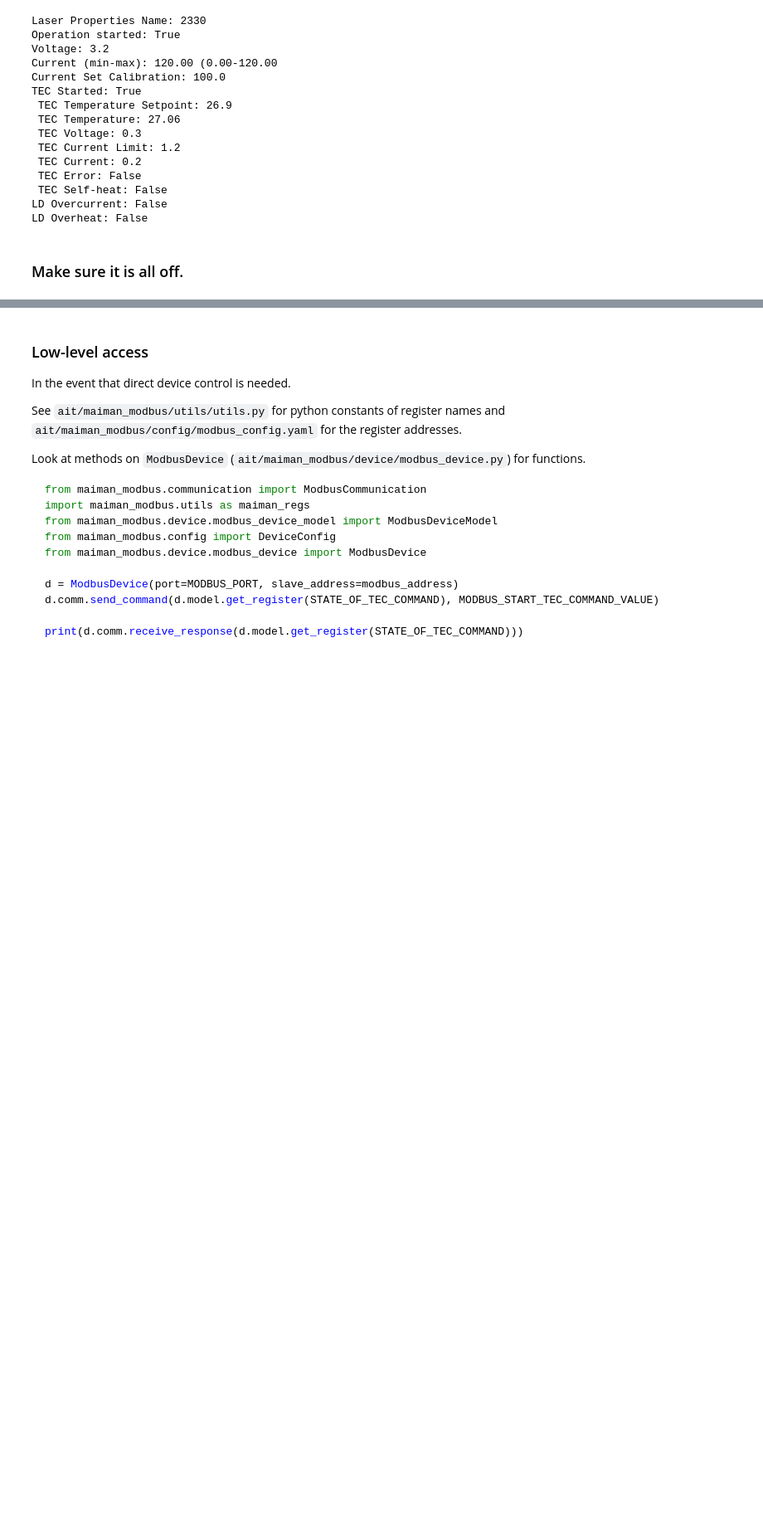
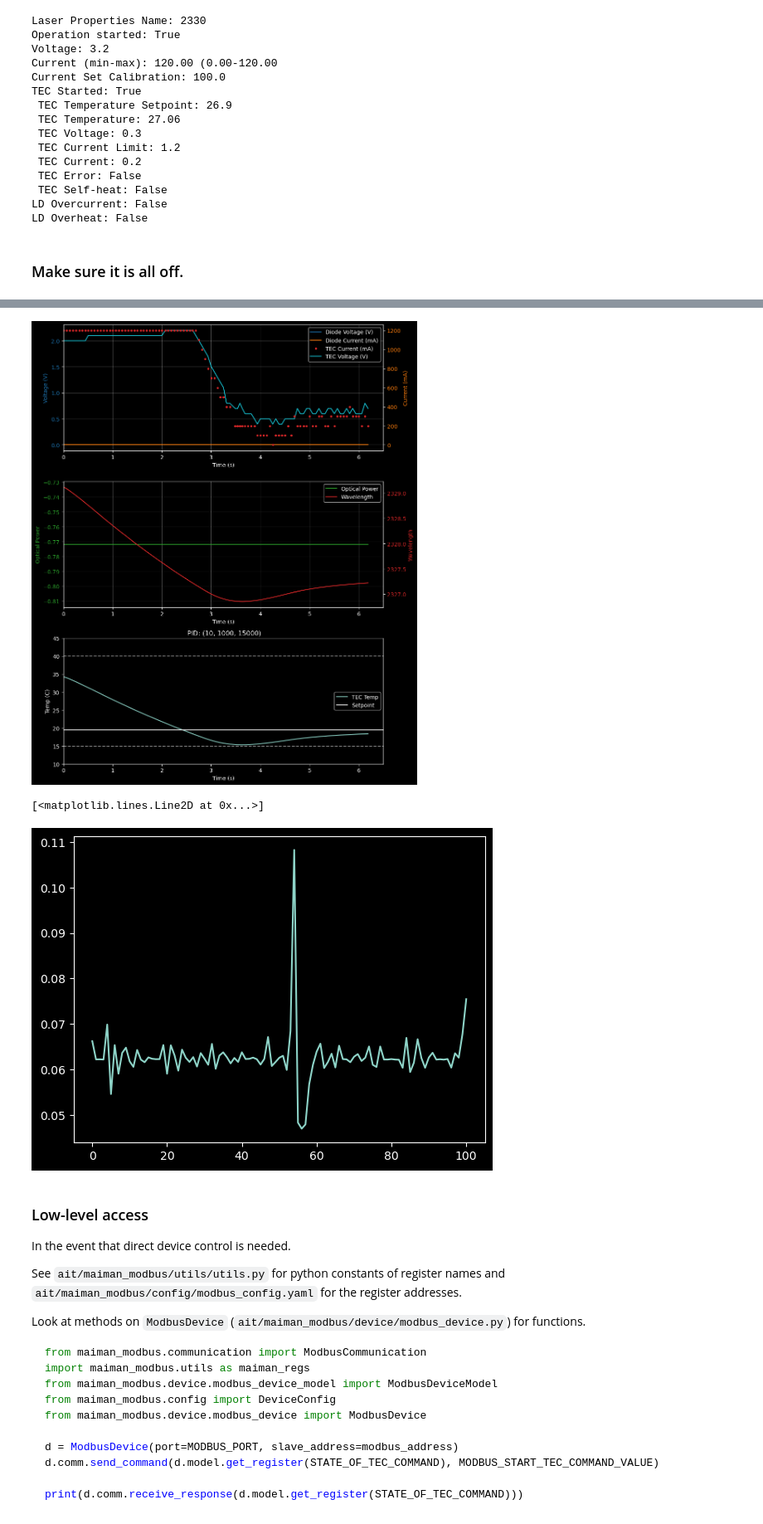
Before and after one commit to CaltechOpticalObservatories/hispec-fib, a Jupyter notebook: ait/photonic_testing/photonic_testing_template.ipynb, the cells around one changed output, grey strips where cells are left out. Shown at 83% size. Saved outputs shown, nothing was run; the diff lists cells and outputs as text; code cells hidden in the pictures; blank space fills up the shorter version.

```diff
--- a/ait/photonic_testing/photonic_testing_template.ipynb
+++ b/ait/photonic_testing/photonic_testing_template.ipynb
@@ -201,0 +390,3 @@ for name in names: lasers[name].shutdown()
+# %%
+l = lasers['2330']
+l.status(verbose=True)
@@ -201,0 +411,4 @@ for name in names: lasers[name].shutdown()
+# %%
+if not l.ready_to_operate():
+    l.startup()
+l.device.set_tec_pid(*(10, 1000, 15000))
@@ -201,0 +426,6 @@ for name in names: lasers[name].shutdown()
+# %%
+# w,t = 2330.95*u.nm, 34.5
+w,t = 2329.15*u.nm, 19.5
+# w,t = 2330.1*u.nm, 27.42
+pid=l.device.get_tec_pid()
+data = l.tune_and_monitor(1, w, duration_s=7, maximum_power_shift=.1, autooff=0, apply=True, monitor_kwargs=dict(laser=False), cadence_hz=16)
@@ -202,3 +440,10 @@ for name in names: lasers[name].shutdown()
+# %%
+plot_tuning_data(lasers['2330'].laser_properties, data.get_data(), tset=t, pid=pid)
+plt.plot(np.diff(data.get_data()['t_s']))
+# %% [output]
+[figure, added]
+[<matplotlib.lines.Line2D at 0x...>]
+[figure, added]
 # %% [markdown]
 ### Low-level access
 
```
Also changed, not shown: parts of 27 cells of this notebook.
